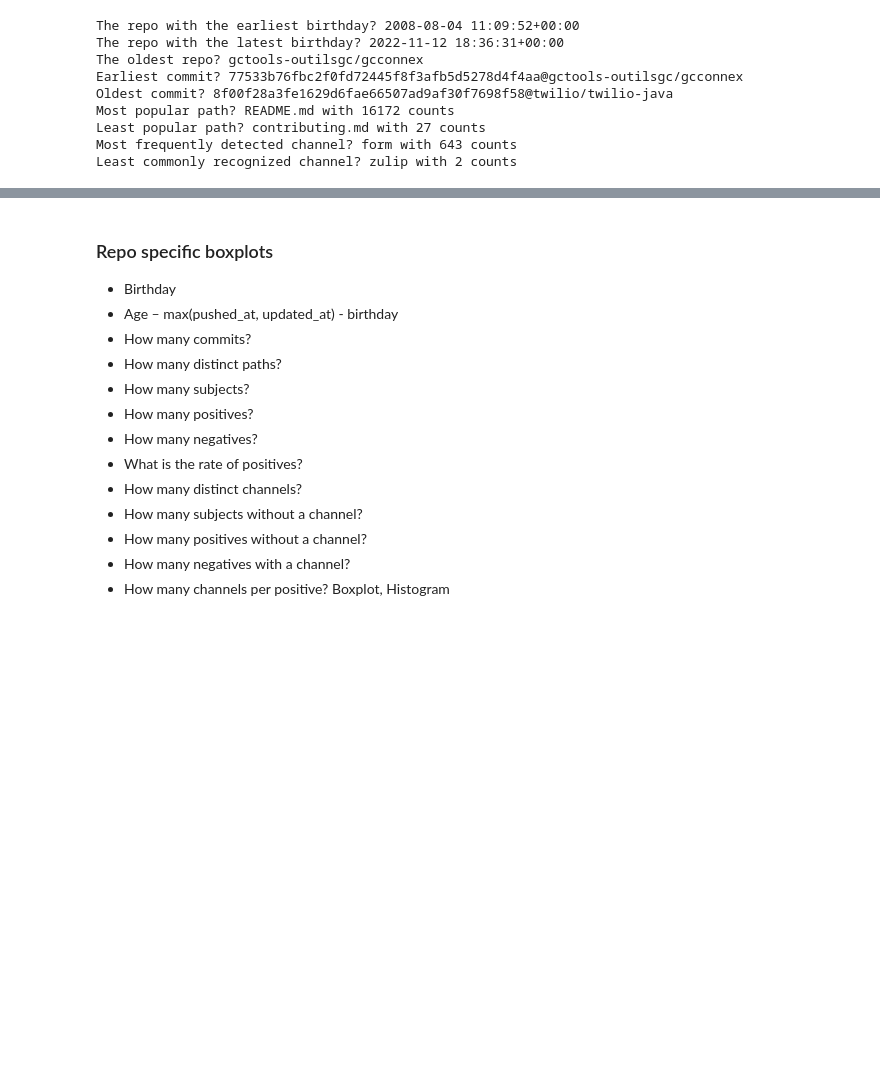
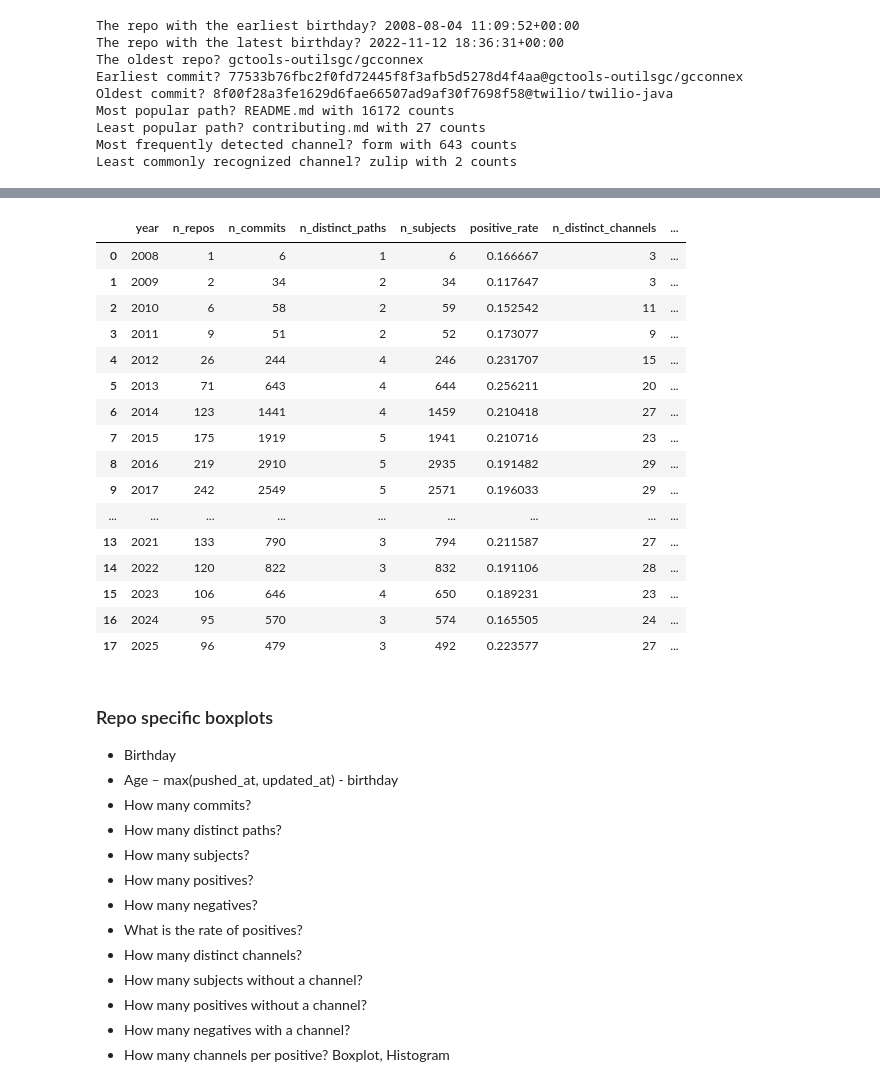
Before and after one commit to Leonard-Esser/autumn-2025-results, a Jupyter notebook: notebook.ipynb, the cells around one changed output, grey strips where cells are left out. Drawn from its saved outputs; the diff is of its cells as text; code cells hidden in the pictures; blank space fills up the shorter version.

```diff
--- a/notebook.ipynb
+++ b/notebook.ipynb
@@ -410,3 +538,79 @@ Least commonly recognized channel? zulip with 2 counts
+# %%
+subjects_y = subjects.copy()
+subjects_y["year"] = subjects_y["date"].dt.year
+
+group_keys = ["year"]
+
+cfg = SummarizeConfig(
+    include_metrics=(
+        "n_repos",
+        "n_commits",
+        "n_distinct_paths",
+        "n_subjects",
+        "positive_rate",
+        "n_distinct_channels",
+        "most_popular_path",
+        "least_popular_path",
+        "most_frequently_detected_channel",
+        "least_commonly_detected_channel",
+        "channel_pos_neg_breakdown",
+    ),
+    group_keys=tuple(group_keys),
+)
+
+yearly_summary = (
+    subjects_y
+    .set_index("year")
+    .groupby(group_keys, dropna=False)
+    .apply(lambda g: summarize_subjects_configurable(g, cfg))
+    .reset_index()
+    .sort_values("year")
+)
+
+repos_born_per_year = (
+    repos.assign(born_year=repos["birthday"].dt.year)
+    .groupby("born_year")
+    .size()
+    .rename("n_repos_born")
+    .reset_index()
+    .rename(columns={"born_year": "year"})
+)
+
+yearly_summary = (
+    yearly_summary
+    .merge(repos_born_per_year, on="year", how="left")
+)
+yearly_summary["n_repos_born"] = yearly_summary["n_repos_born"].fillna(0).astype(int)
+
+# 3) Distribution data for plots:
+#    How many channels per positive?
+#    -> One row per positive subject, per year, with n_channels
+channels_per_positive = (
+    subjects_y.loc[subjects_y["is_ccdc_event"] == True, ["year", "detected_channels"]]
+    .assign(n_channels=lambda d: d["detected_channels"].map(len).astype("int64"))
+    .drop(columns=["detected_channels"])
+    .reset_index(drop=True)
+)
+
+yearly_summary
+# %% [output]
+|  | year | n_repos | n_commits | n_distinct_paths | n_subjects | positive_rate | n_distinct_channels | ... |
+| 0 | 2008 | 1 | 6 | 1 | 6 | 0.166667 | 3 | ... |
+| 1 | 2009 | 2 | 34 | 2 | 34 | 0.117647 | 3 | ... |
+| 2 | 2010 | 6 | 58 | 2 | 59 | 0.152542 | 11 | ... |
+| 3 | 2011 | 9 | 51 | 2 | 52 | 0.173077 | 9 | ... |
+| 4 | 2012 | 26 | 244 | 4 | 246 | 0.231707 | 15 | ... |
+| 5 | 2013 | 71 | 643 | 4 | 644 | 0.256211 | 20 | ... |
+| 6 | 2014 | 123 | 1441 | 4 | 1459 | 0.210418 | 27 | ... |
+| 7 | 2015 | 175 | 1919 | 5 | 1941 | 0.210716 | 23 | ... |
+| 8 | 2016 | 219 | 2910 | 5 | 2935 | 0.191482 | 29 | ... |
+| 9 | 2017 | 242 | 2549 | 5 | 2571 | 0.196033 | 29 | ... |
+| ... | ... | ... | ... | ... | ... | ... | ... | ... |
+| 13 | 2021 | 133 | 790 | 3 | 794 | 0.211587 | 27 | ... |
+| 14 | 2022 | 120 | 822 | 3 | 832 | 0.191106 | 28 | ... |
+| 15 | 2023 | 106 | 646 | 4 | 650 | 0.189231 | 23 | ... |
+| 16 | 2024 | 95 | 570 | 3 | 574 | 0.165505 | 24 | ... |
+| 17 | 2025 | 96 | 479 | 3 | 492 | 0.223577 | 27 | ... |
 # %% [markdown]
 ### Repo specific boxplots
 
```
Also changed, not shown: parts of 12 cells of this notebook.
